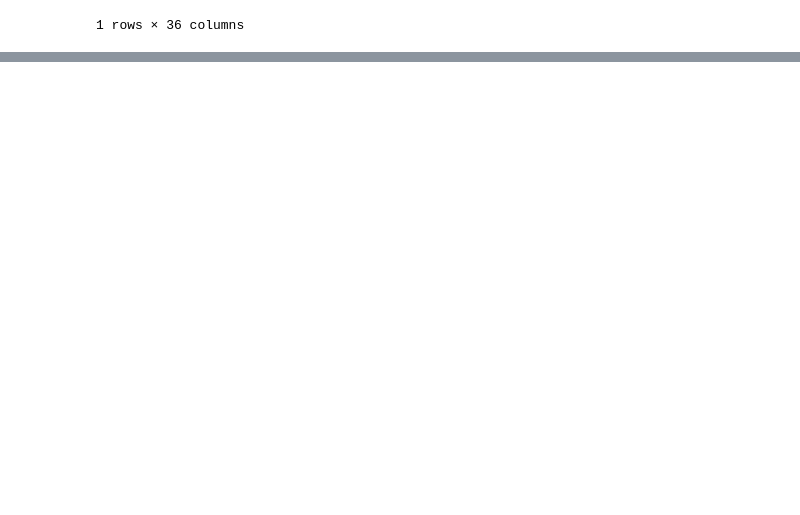
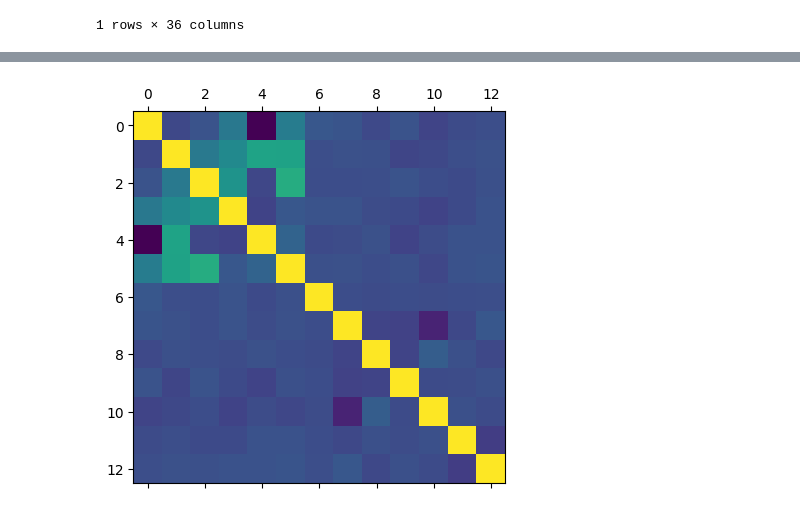
Before and after one commit to remi-stack/albert_project, a Jupyter notebook: notebooks/scrap.ipynb, the cells around one changed output, grey strips where cells are left out. Saved outputs shown, nothing was run; the diff lists cells and outputs as text; code cells hidden in the pictures; blank space fills up the shorter version.

```diff
--- a/notebooks/scrap.ipynb
+++ b/notebooks/scrap.ipynb
@@ -675,0 +697,5 @@ df.to_csv("/Users/elisajh/Desktop/AS/B2/Data/Projet LOL/LOL_Principal_2.0.csv")
+# %%
+taux_bann={}
+taux_ban = list(champions["Ratio de ban par match"])
+dict_taux_ban = dictionary = dict(zip(ChampionsList, taux_ban))
+dict_taux_ban
@@ -675,0 +720,26 @@ df.to_csv("/Users/elisajh/Desktop/AS/B2/Data/Projet LOL/LOL_Principal_2.0.csv")
+# %%
+def taux_ban_func(row):
+    """ Calcule les taux de ban de chaque équipe """
+    team_index = row['Équipe']
+    own_team = f'Équipe {team_index}'
+    opposing_team = f'Équipe {3 - team_index}'
+
+    own_champions = [ champ for champ in row[own_team]]
+    opposing_champions = [champ for champ in row[opposing_team]]
+
+    equipe1 = 0
+    equipe2 = 0
+
+    equipe1 += sum( dict_taux_ban.get(normalize_champion_name(champ),0) for champ in own_champions )/len(own_champions)
+    equipe2 += sum( dict_taux_ban.get(normalize_champion_name(champ),0) for champ in opposing_champions )/len(opposing_champions)
+
+    return pd.Series([equipe1, equipe2])
+# %%
+champions_resultas_ban = df.apply(taux_ban_func, axis=1)
+df["Taux de ban 1"]=champions_resultas_ban[0]
+df["Taux de ban 2"]=champions_resultas_ban[1]
+# %%
+numerics = ['int16', 'int32', 'int64', 'float16', 'float32', 'float64']
+
+num_df = df.select_dtypes(include=numerics)
+num_df
@@ -675,0 +760,5 @@ df.to_csv("/Users/elisajh/Desktop/AS/B2/Data/Projet LOL/LOL_Principal_2.0.csv")
+# %%
+plt.matshow(num_df.corr())
+plt.show()
+# %% [output]
+[figure, added]
```
Also changed, not shown: parts of 7 cells of this notebook.
